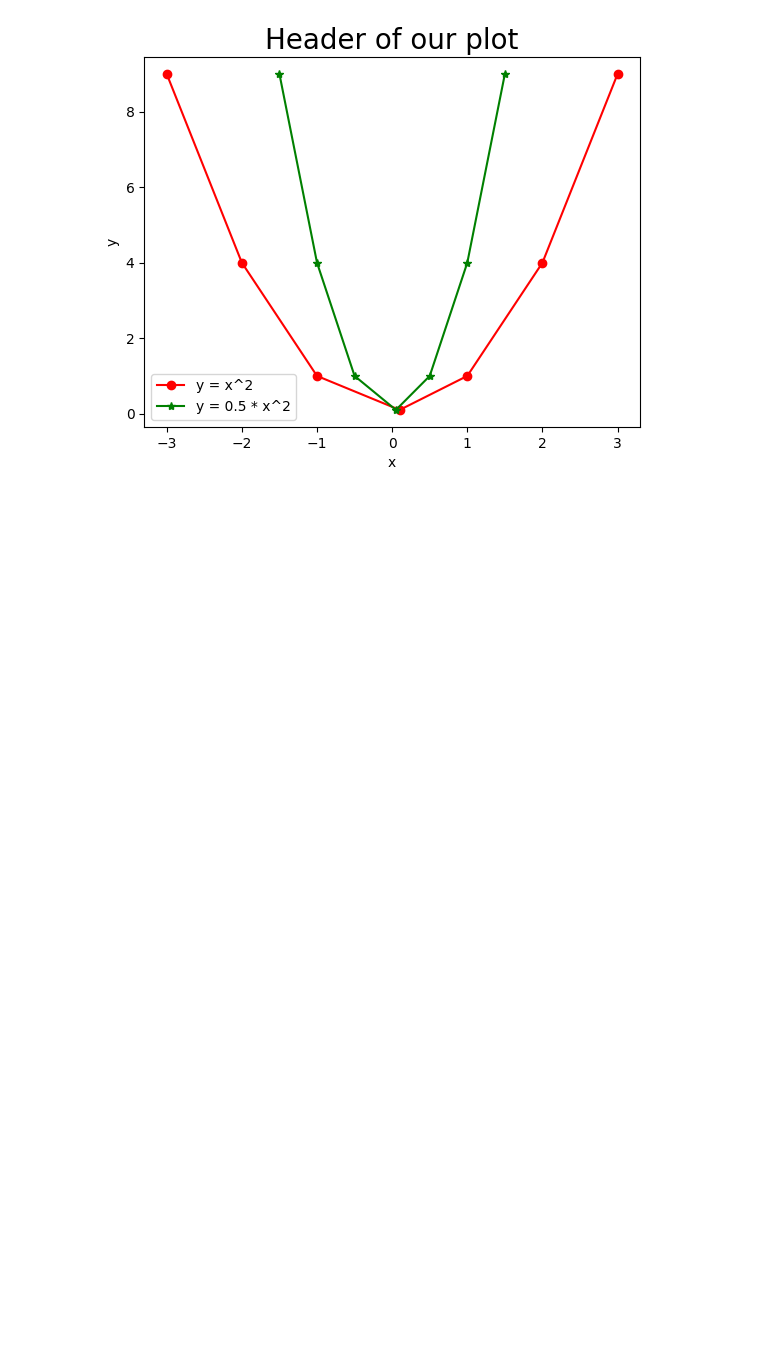
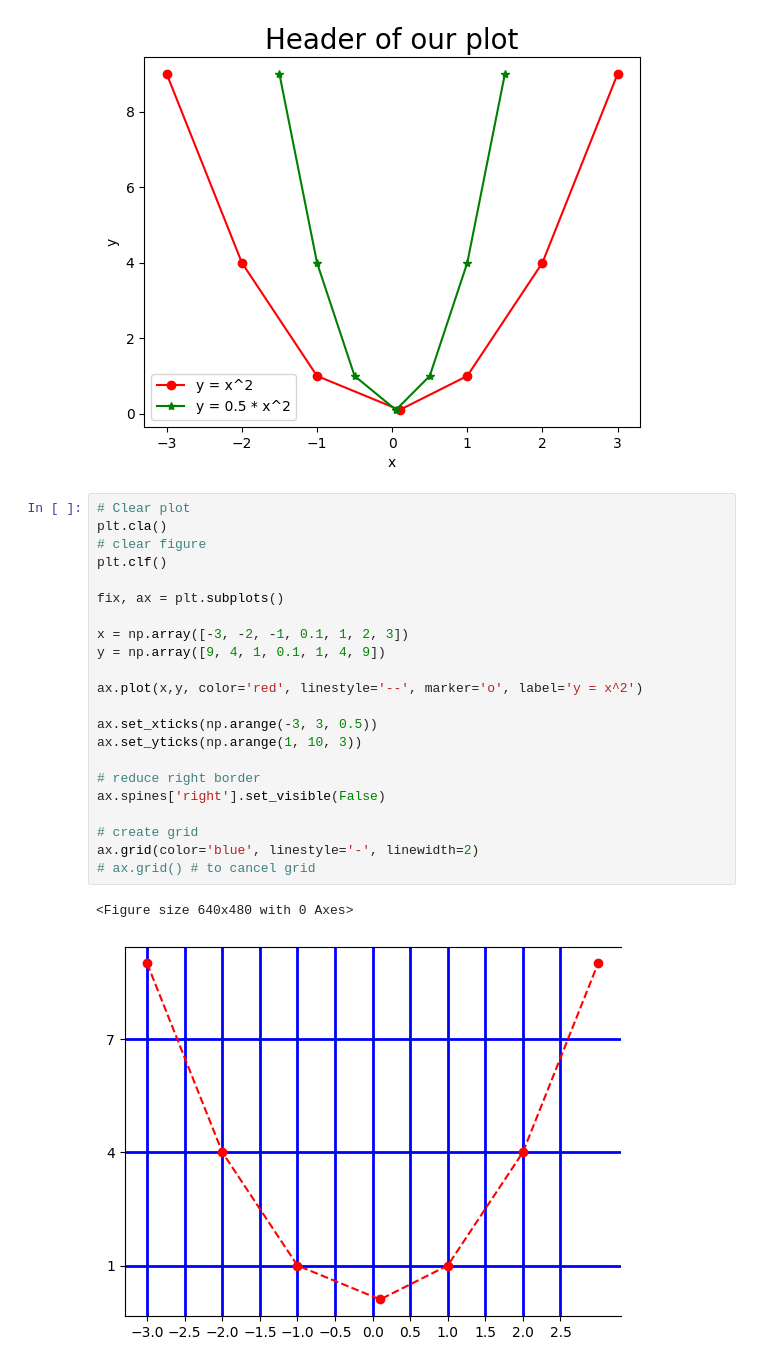
Before and after one commit to jegorix/script_collection, a Jupyter notebook: matplotlib/matplotlib_theory/plot.ipynb, the cells around one changed output. Drawn from its saved outputs; the diff is of its cells as text; blank space fills up the shorter version.

```diff
--- a/matplotlib/matplotlib_theory/plot.ipynb
+++ b/matplotlib/matplotlib_theory/plot.ipynb
@@ -126,3 +126,28 @@ ax.legend(loc='lower left')
 # %% [output]
 <matplotlib.legend.Legend at 0x...>
 [figure]
+# %%
+# Clear plot
+plt.cla()
+# clear figure
+plt.clf()
+
+fix, ax = plt.subplots()
+
+x = np.array([-3, -2, -1, 0.1, 1, 2, 3])
+y = np.array([9, 4, 1, 0.1, 1, 4, 9])
+
+ax.plot(x,y, color='red', linestyle='--', marker='o', label='y = x^2')
+
+ax.set_xticks(np.arange(-3, 3, 0.5))
+ax.set_yticks(np.arange(1, 10, 3))
+
+# reduce right border
+ax.spines['right'].set_visible(False)
+
+# create grid
+ax.grid(color='blue', linestyle='-', linewidth=2)
+# ax.grid() # to cancel grid
+# %% [output]
+<Figure size 640x480 with 0 Axes>
+[figure, added]
```
Also changed, not shown: parts of 20 cells of this notebook.
